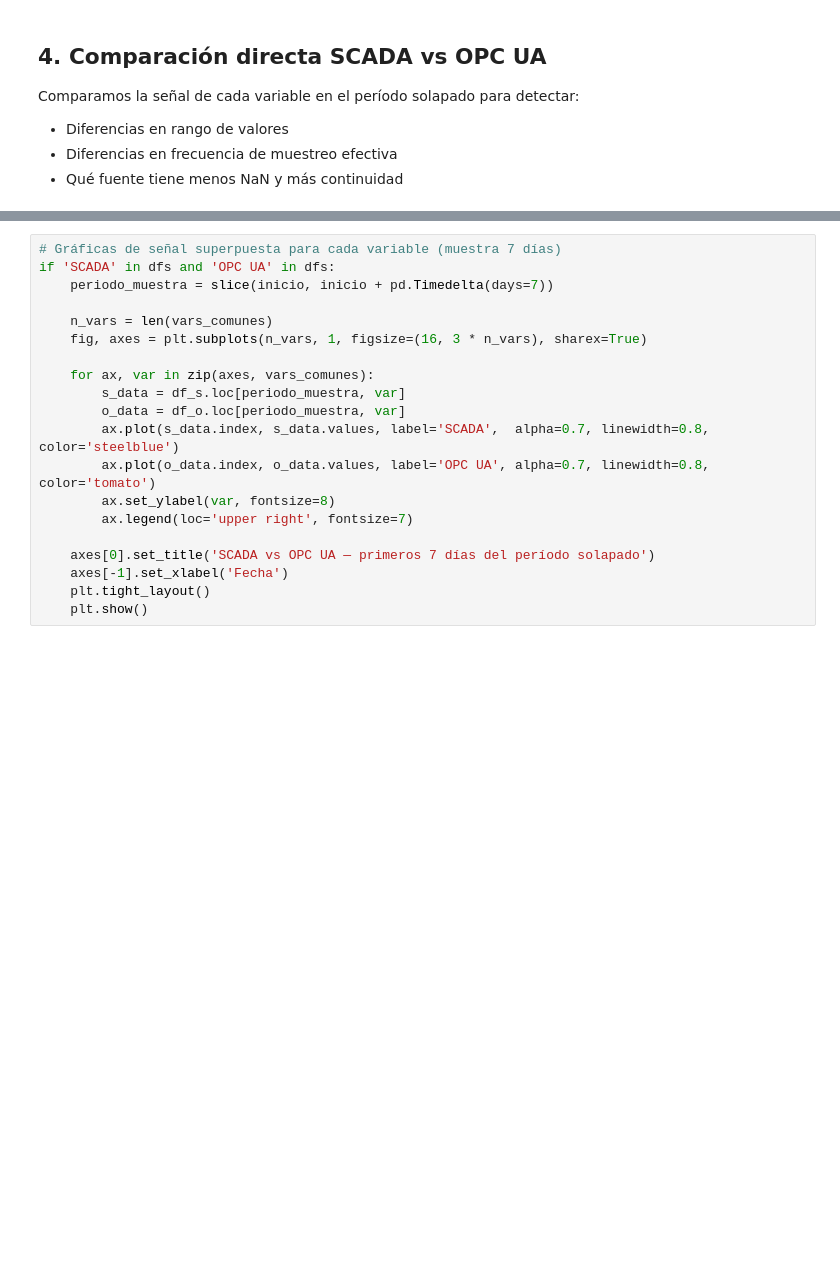
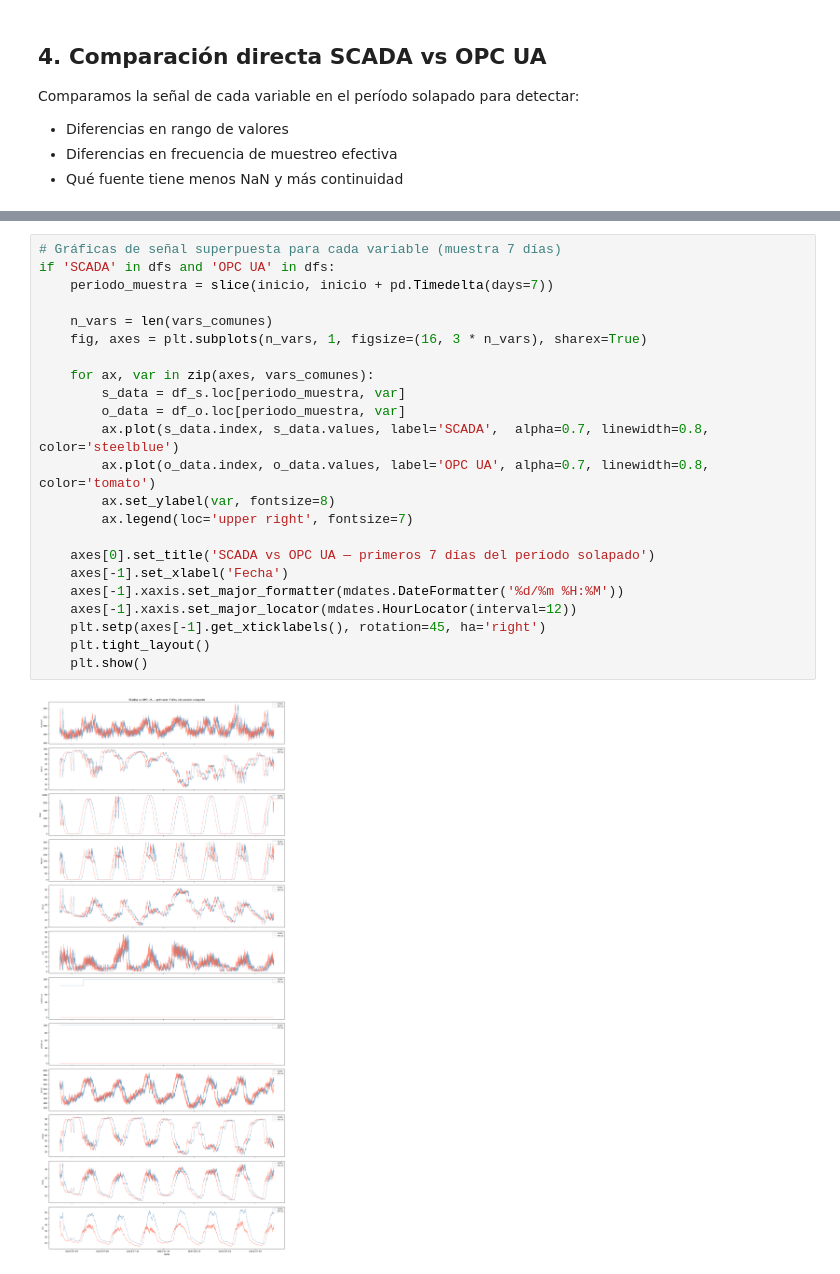
Before and after one commit to ManuelMuRodriguez/Clasificaci-n-y-correcci-n, a Jupyter notebook: Analisis_Calidad_Datos.ipynb, the cells around one changed output, grey strips where cells are left out. Cells and saved outputs as stored; diff of their text form; blank space fills up the shorter version.

```diff
--- a/Analisis_Calidad_Datos.ipynb
+++ b/Analisis_Calidad_Datos.ipynb
@@ -190,23 +219,28 @@ else:
 # %%
 # Gráficas de señal superpuesta para cada variable (muestra 7 días)
 if 'SCADA' in dfs and 'OPC UA' in dfs:
     periodo_muestra = slice(inicio, inicio + pd.Timedelta(days=7))
 
     n_vars = len(vars_comunes)
     fig, axes = plt.subplots(n_vars, 1, figsize=(16, 3 * n_vars), sharex=True)
 
     for ax, var in zip(axes, vars_comunes):
         s_data = df_s.loc[periodo_muestra, var]
         o_data = df_o.loc[periodo_muestra, var]
         ax.plot(s_data.index, s_data.values, label='SCADA',  alpha=0.7, linewidth=0.8, color='steelblue')
         ax.plot(o_data.index, o_data.values, label='OPC UA', alpha=0.7, linewidth=0.8, color='tomato')
         ax.set_ylabel(var, fontsize=8)
         ax.legend(loc='upper right', fontsize=7)
 
     axes[0].set_title('SCADA vs OPC UA — primeros 7 días del período solapado')
     axes[-1].set_xlabel('Fecha')
+    axes[-1].xaxis.set_major_formatter(mdates.DateFormatter('%d/%m %H:%M'))
+    axes[-1].xaxis.set_major_locator(mdates.HourLocator(interval=12))
+    plt.setp(axes[-1].get_xticklabels(), rotation=45, ha='right')
     plt.tight_layout()
     plt.show()
+# %% [output]
+[figure, added]
 # %%
 # Veredicto final: ¿qué fuente es mejor para entrenar?
 if 'SCADA' in dfs and 'OPC UA' in dfs:
```
Also changed, not shown: parts of 7 cells of this notebook.
